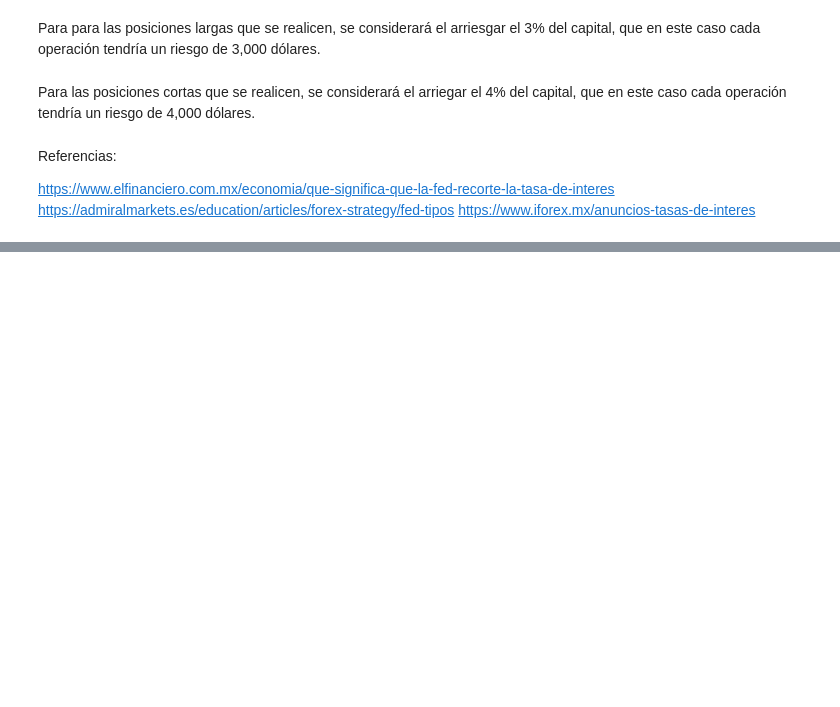
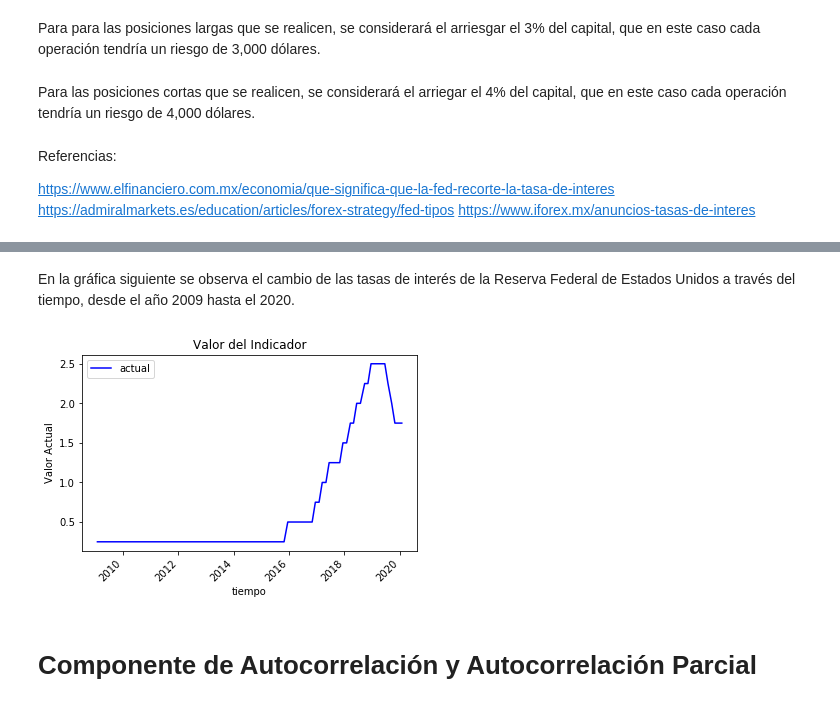
Before and after one commit to ferpinedot/ProyectoFinal_MST, a Jupyter notebook: Proyecto_equipo5.ipynb, the cells around one changed output, grey strips where cells are left out. Drawn from its saved outputs; the diff is of its cells as text; code cells hidden in the pictures; blank space fills up the shorter version.

```diff
--- a/Proyecto_equipo5.ipynb
+++ b/Proyecto_equipo5.ipynb
@@ -232,0 +265,4 @@ https://www.iforex.mx/anuncios-tasas-de-interes
+# %%
+# Lectura del archivo excel con el indicador
+
+datos = fn.f_leer_archivo(param_archivo = 'archivos/FedInterestRateDecision-UnitedStates.xlsx', sheet_name= 0)
@@ -232,0 +304,8 @@ https://www.iforex.mx/anuncios-tasas-de-interes
+# %% [markdown]
+En la gráfica siguiente se observa el cambio de las tasas de interés de la Reserva Federal de Estados Unidos a través del tiempo, desde el año 2009 hasta el 2020.
+# %%
+vn.v_indicador_orig(datos)
+# %% [output]
+[figure, added]
+# %% [markdown]
+# Componente de Autocorrelación y Autocorrelación Parcial
```
Also changed, not shown: parts of 16 cells of this notebook.
